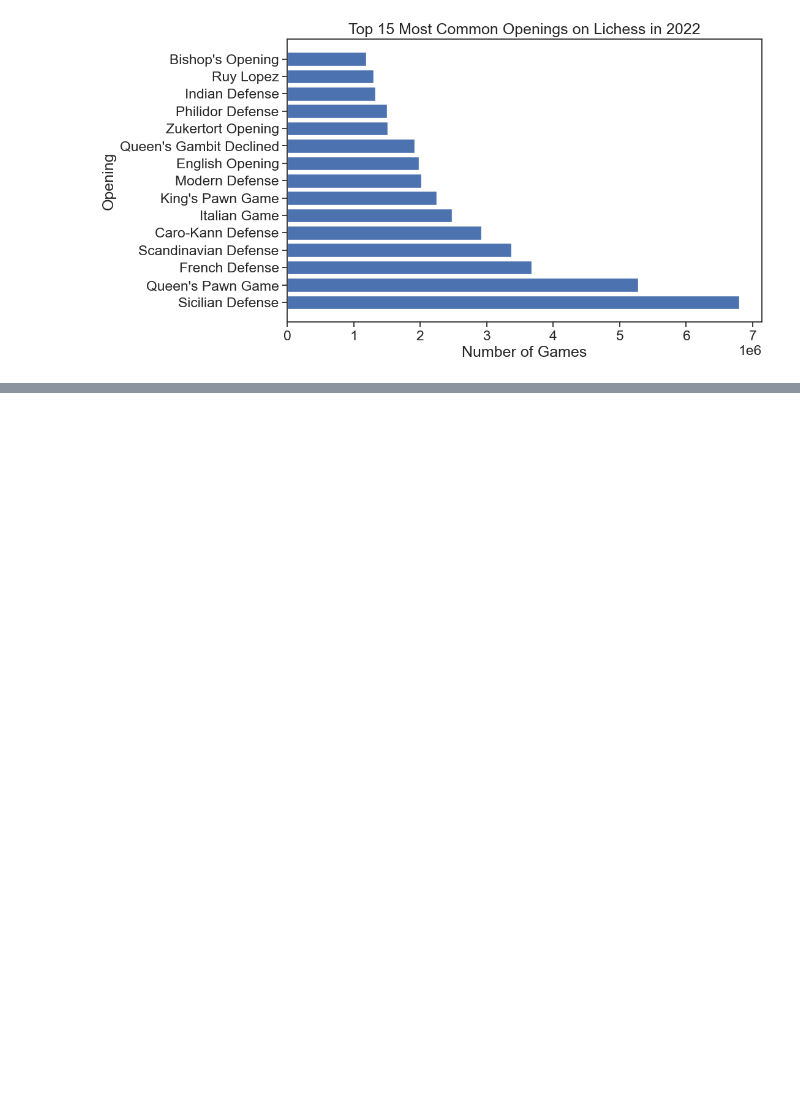
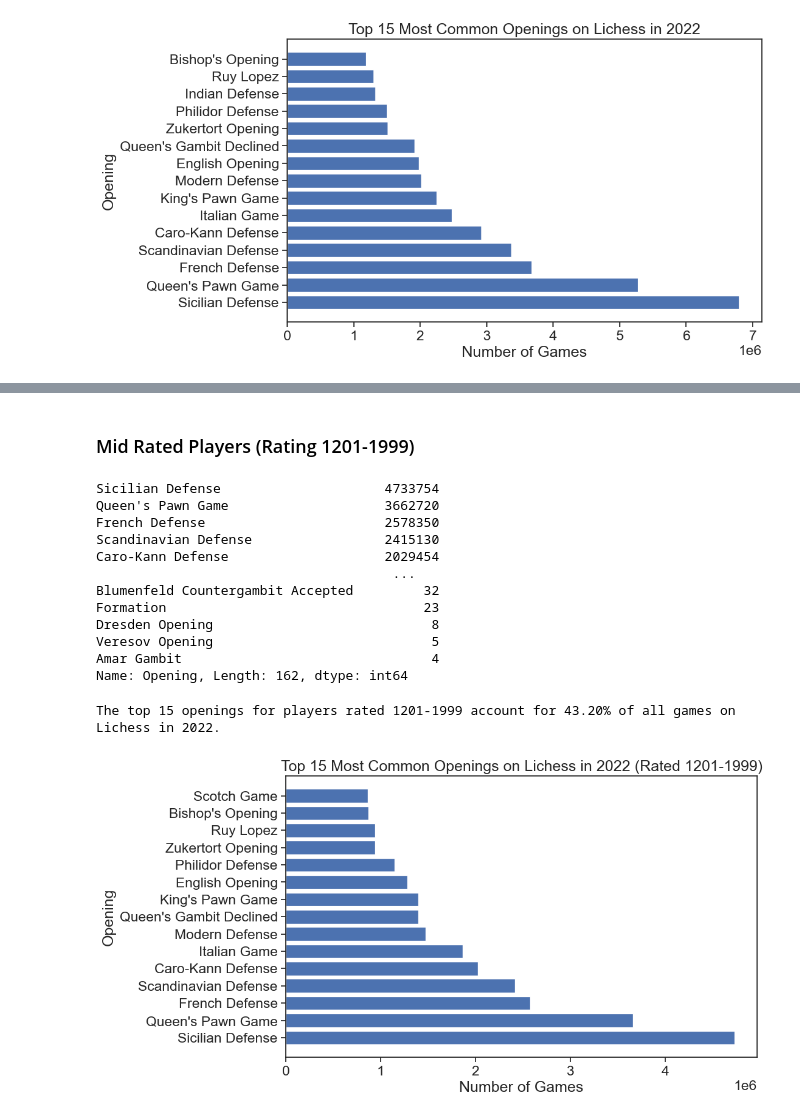
Before and after one commit to IsaacCheng9/machine-learning-in-chess, a Jupyter notebook: src/analyse_csv_data.ipynb, the cells around one changed output, grey strips where cells are left out. Saved outputs shown, nothing was run; the diff lists cells and outputs as text; code cells hidden in the pictures; blank space fills up the shorter version.

```diff
--- a/src/analyse_csv_data.ipynb
+++ b/src/analyse_csv_data.ipynb
@@ -291,0 +341,50 @@ plt.show()
+# %% [markdown]
+### Mid Rated Players (Rating 1201-1999)
+# %%
+# Group variations of the same opening together by splitting on the colon.
+mid_rated_opening_groups = (
+    df[(df["WhiteElo"] >= 1201) & (df["WhiteElo"] <= 1999)]["Opening"]
+    .str.split(":")
+    .str[0]
+    .value_counts()
+    .compute()
+)
+display(mid_rated_opening_groups)
+
+# Calculate what proportion of all games the top 15 openings account for.
+mid_rated_top_15_openings = mid_rated_opening_groups[:15]
+mid_rated_top_15_openings_proportion = (
+    mid_rated_top_15_openings.sum() / opening_groups.sum()
+)
+print(
+    "The top 15 openings for players rated 1201-1999 account for "
+    f"{mid_rated_top_15_openings_proportion:.2%} of all games on Lichess in 2022."
+)
+
+# Plot the top 15 most common openings.
+sns.set("talk")
+sns.set(font_scale=1.5)
+sns.set_style("ticks")
+fig, ax = plt.subplots(figsize=(10, 6))
+indexes = mid_rated_opening_groups.index[:15]
+values = mid_rated_opening_groups.values[:15]
+ax.barh(indexes, values)
+ax.set_title("Top 15 Most Common Openings on Lichess in 2022 (Rated 1201-1999)")
+ax.set_xlabel("Number of Games")
+ax.set_ylabel("Opening")
+plt.show()
+# %% [output]
+Sicilian Defense                     4733754
+Queen's Pawn Game                    3662720
+French Defense                       2578350
+Scandinavian Defense                 2415130
+Caro-Kann Defense                    2029454
+                                      ...
+Blumenfeld Countergambit Accepted         32
+Formation                                 23
+Dresden Opening                            8
+Veresov Opening                            5
+Amar Gambit                                4
+Name: Opening, Length: 162, dtype: int64
+The top 15 openings for players rated 1201-1999 account for 43.20% of all games on Lichess in 2022.
+[figure, added]
```
Also changed, not shown: parts of 9 cells of this notebook.
